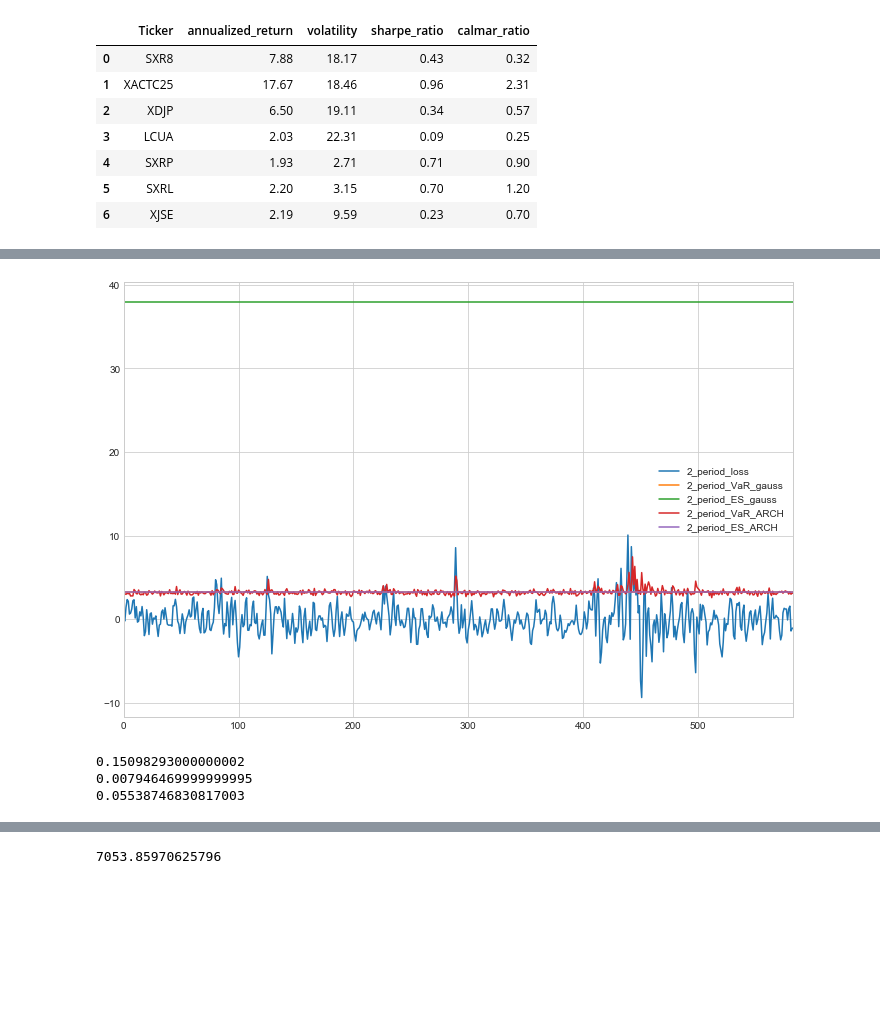
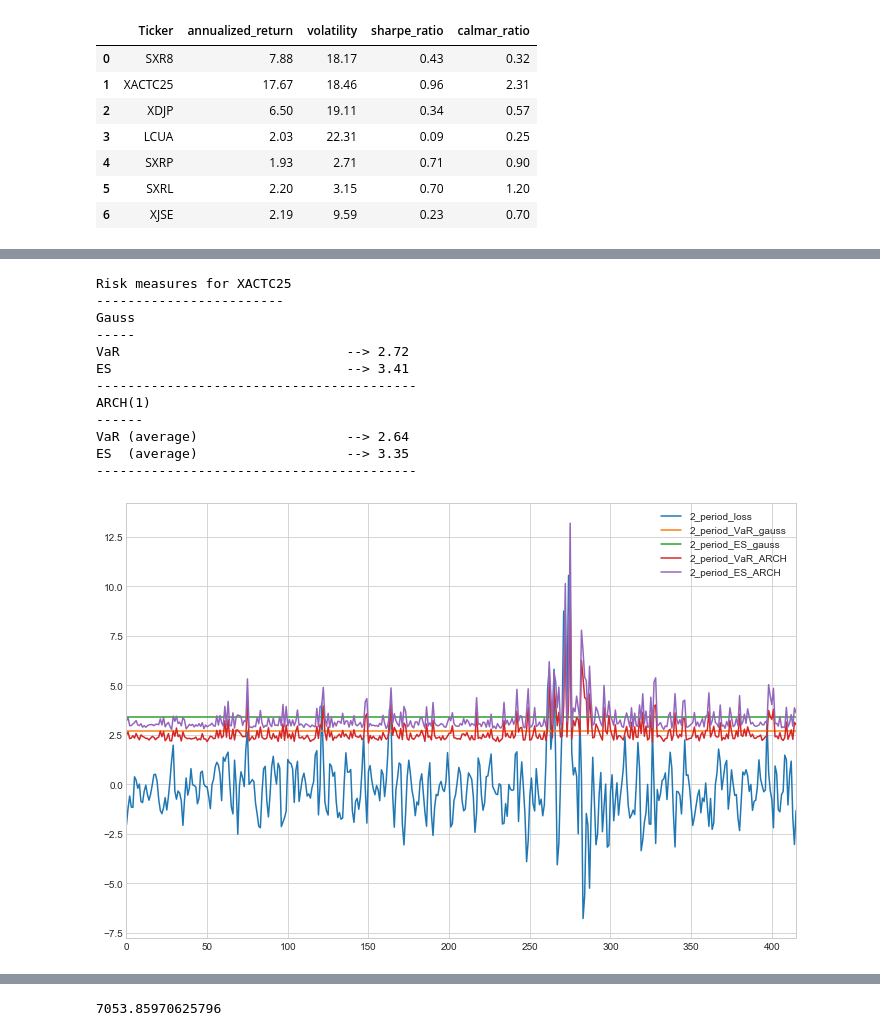
Before and after one commit to OlufKelk/PortfolioDesign, a Jupyter notebook: OptimalPF/Porfolio_notebook.ipynb, the cells around one changed output, grey strips where cells are left out. Saved outputs shown, nothing was run; the diff lists cells and outputs as text; code cells hidden in the pictures; blank space fills up the shorter version.

```diff
--- a/OptimalPF/Porfolio_notebook.ipynb
+++ b/OptimalPF/Porfolio_notebook.ipynb
@@ -70,5 +70,5 @@ pftools.desc_ticks(df,rdf,cdf)
 | 5 | SXRL | 2.20 | 3.15 | 0.70 | 1.20 |
 | 6 | XJSE | 2.19 | 9.59 | 0.23 | 0.70 |
 # %%
-omega_hat, alpha_hat, ll = vares.ARCH11_est('LCUA',df)
+omega_hat, alpha_hat, ll = vares.ARCH1_est('XACTC25',df)
 # %% [output]
@@ -79,22 +88,17 @@ Maximized log-likelihood        --> -958.364
 # %%
-ES_ARCH1, var_df = vares.VaR(omega_hat,alpha_hat,df,'LCUA',0.05,2,500)
-var_df.plot(figsize = (12,8));
-# ES_ARCH1
+var_dfzmj = vares.VaRESzmj(omega_hat,alpha_hat,df,'XACTC25',0.05,2,2000)
+var_dfzmj.plot(figsize = (12,8));
 # %% [output]
+Risk measures for XACTC25
+------------------------
+Gauss
+-----
+VaR                             --> 2.72
+ES                              --> 3.41
+-----------------------------------------
+ARCH(1)
+------
+VaR (average)                   --> 2.64
+ES  (average)                   --> 3.35
+-----------------------------------------
-[figure, old version]
+[figure, new version]
-# %%
-# ES_gauss = np.empty(10000)
-# from scipy.stats import norm
-# ES_gauss.fill(5)
-var_df
-# ES_gauss
-alpha = 0.05
-sigma_hat = 0.00794647
-print(alpha**(-1)*sigma_hat*norm.ppf(norm.cdf(1-0.05)))
-print(alpha**(-1)*sigma_hat*norm.cdf(norm.ppf(0.05)))
-print(alpha**(-1)*sigma_hat*norm.pdf(norm.cdf(0.05)))
-# should be equal to 0.01639
-# %% [output]
-0.15098293000000002
-0.007946469999999995
-0.05538746830817003
```
Also changed, not shown: parts of 7 cells of this notebook, 2 other files.
